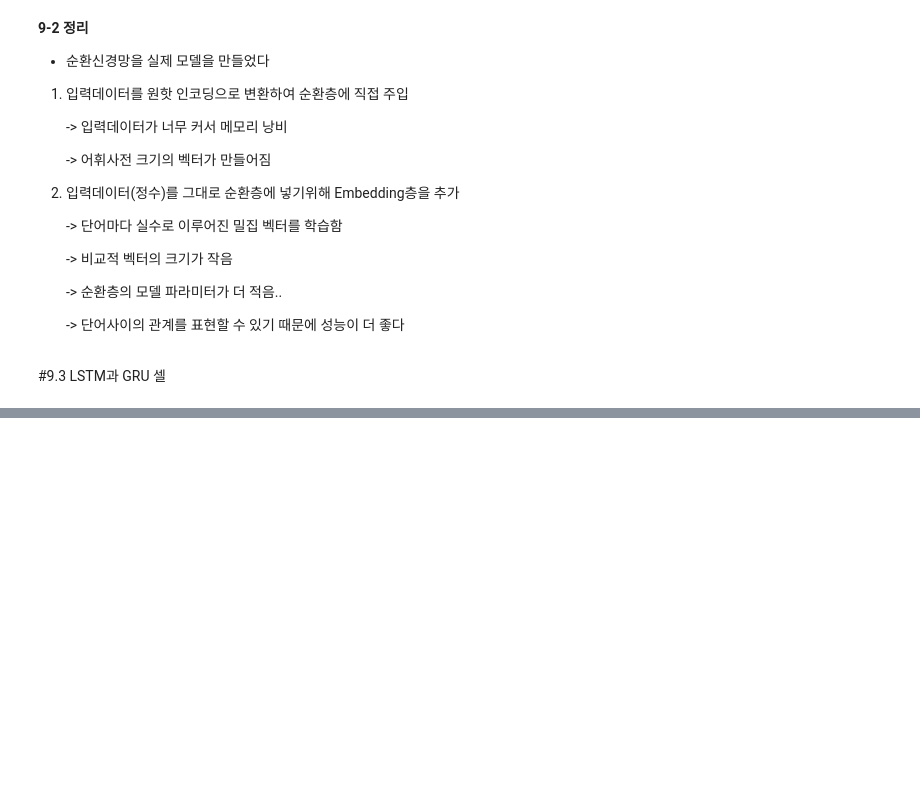
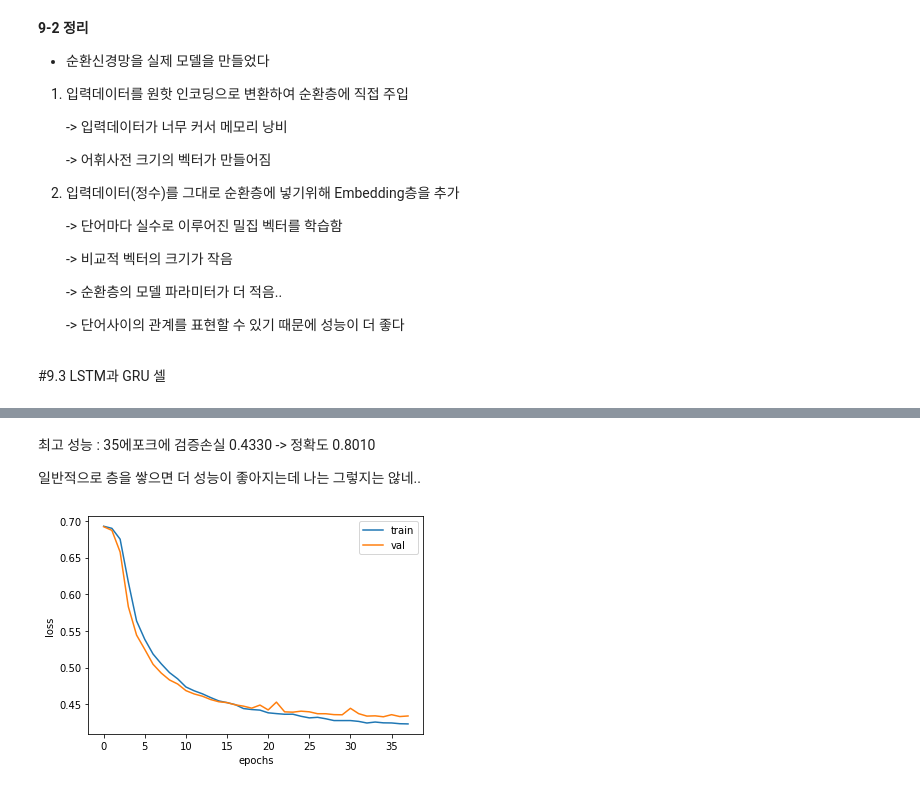
Before and after one commit to dong-tak123/BigAI, a Jupyter notebook: 혼자 공부하는 머신러닝/Chapter9_텍스트를_위한_인공_신경망.ipynb, the cells around one changed output, grey strips where cells are left out. Drawn from its saved outputs; the diff is of its cells as text; code cells hidden in the pictures; blank space fills up the shorter version.

```diff
--- a/혼자 공부하는 머신러닝/Chapter9_텍스트를_위한_인공_신경망.ipynb
+++ b/혼자 공부하는 머신러닝/Chapter9_텍스트를_위한_인공_신경망.ipynb
@@ -396,0 +661,10 @@ plt.show()
+# %%
+#여러 층을 연결한 새로운 모델..
+
+model3 = keras.Sequential()
+model3.add(keras.layers.Embedding(500,16,input_length = 100))
+#첫번째 층 추가.. 은닉상태 반환 True 지정
+model3.add(keras.layers.LSTM(8, dropout=0.3, return_sequences=True))
+#두번째 층 추가..
+model3.add(keras.layers.LSTM(8, dropout=0.3))
+model3.add(keras.layers.Dense(1, activation='sigmoid'))
@@ -396,0 +711,13 @@ plt.show()
+# %%
+#모델 컴파일 및 훈련.. 동일..
+
+rmsprop = keras.optimizers.RMSprop(learning_rate=0.0001)
+model3.compile(optimizer = rmsprop, loss = 'binary_crossentropy', metrics = ['accuracy'])
+
+#콜백 지정
+checkpoint_cb = keras.callbacks.ModelCheckpoint('best-2rnn-model.h5')
+early_stopping_cb = keras.callbacks.EarlyStopping(patience=3, restore_best_weights=True)
+
+#훈련..
+history = model3.fit(train_seq, train_target, epochs = 100, batch_size=64, validation_data=(val_seq, val_target),
+                     callbacks=[checkpoint_cb, early_stopping_cb])
@@ -396,0 +742,15 @@ plt.show()
+# %% [markdown]
+최고 성능 : 35에포크에 검증손실 0.4330  ->  정확도 0.8010
+
+일반적으로 층을 쌓으면 더 성능이 좋아지는데 나는 그렇지는 않네..
+# %%
+#그림..
+
+plt.plot(history.history['loss'])
+plt.plot(history.history['val_loss'])
+plt.xlabel('epochs')
+plt.ylabel('loss')
+plt.legend(['train', 'val'])
+plt.show()
+# %% [output]
+[figure, added]
```
Also changed, not shown: parts of 54 cells of this notebook.
